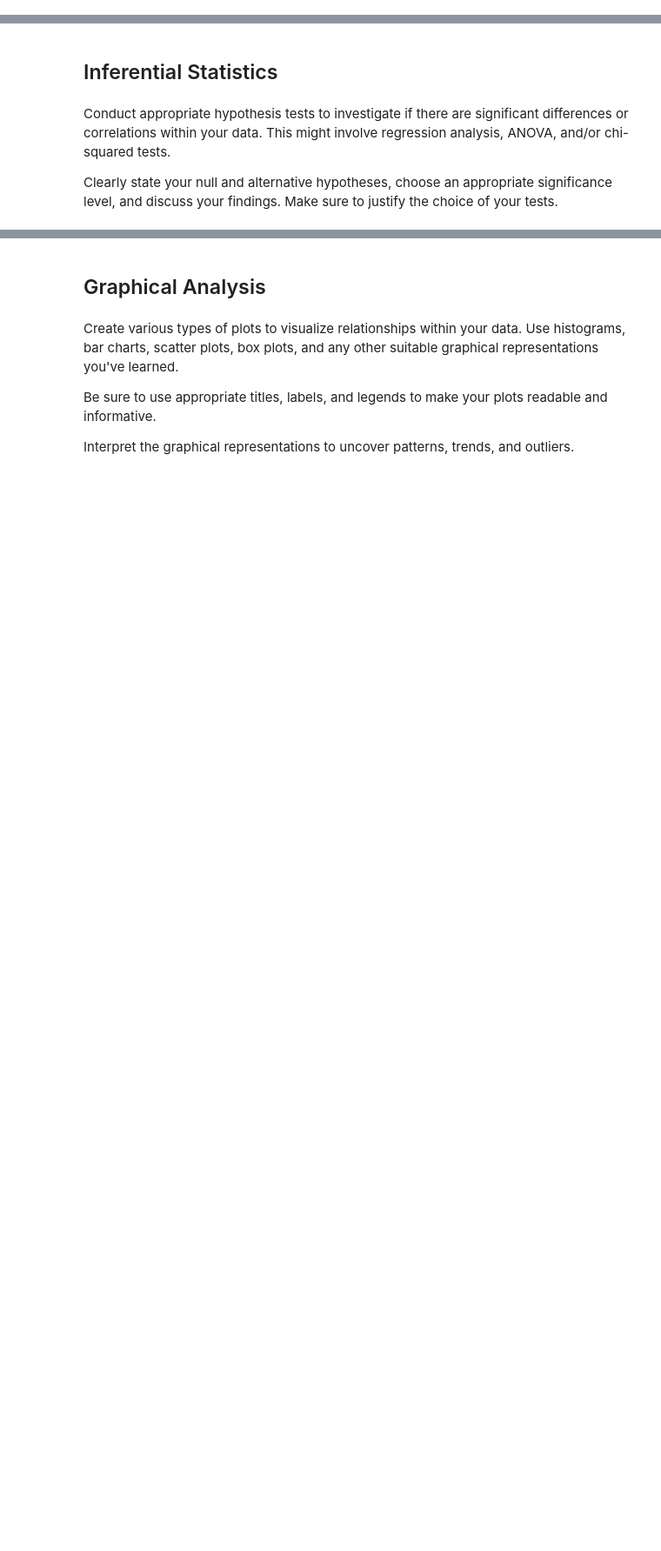
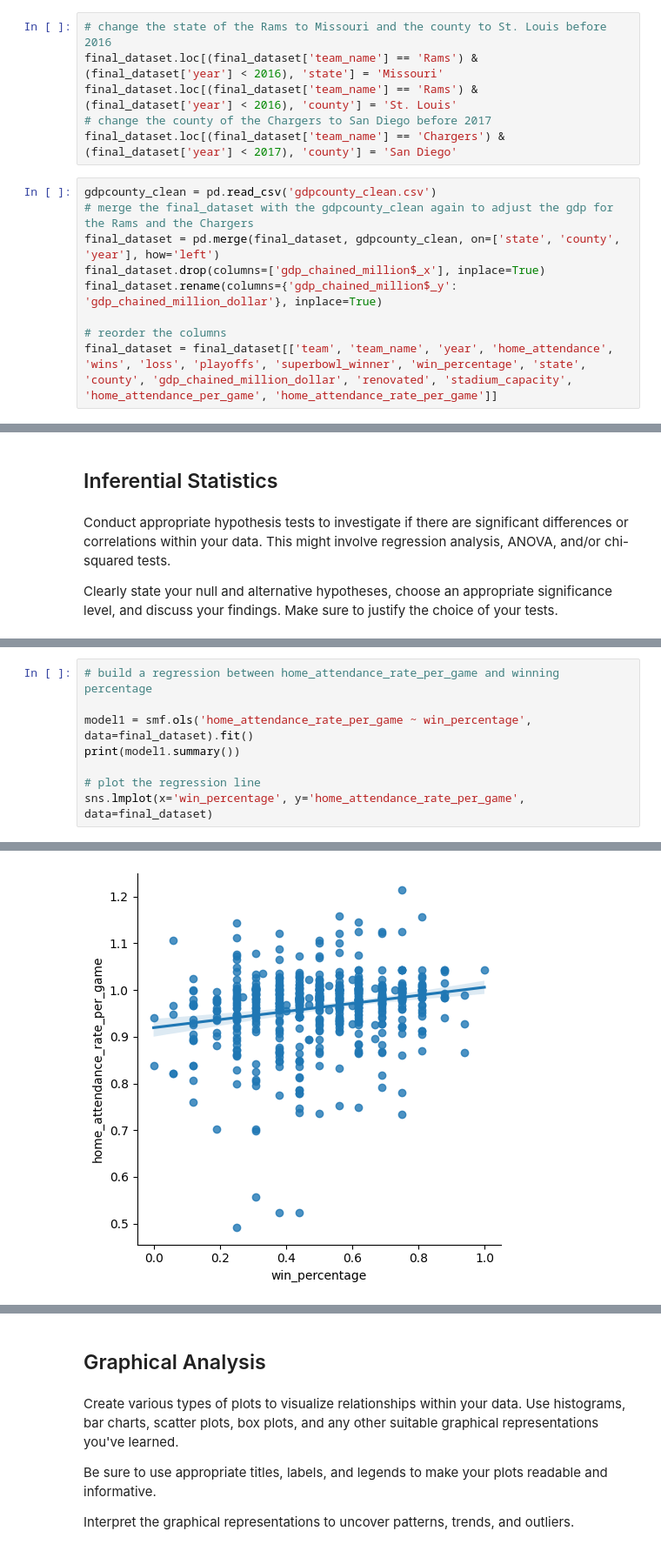
Before and after one commit to RaymoneXTY/SI618project_WN2024, a Jupyter notebook: part2-analysis.ipynb, the cells around one changed output, grey strips where cells are left out. Shown: that part at 87% size. Drawn from its saved outputs; the diff is of its cells as text; blank space fills up the shorter version.

```diff
--- a/part2-analysis.ipynb
+++ b/part2-analysis.ipynb
@@ -62,6 +66,21 @@ final_dataset['home_attendance_rate_per_game'] = final_dataset['home_attendance_
 
 # drop the total_attendance column and away_attendance column
 final_dataset = final_dataset.drop(columns=['total_attendance', 'away_attendance'])
+# %%
+# change the state of the Rams to Missouri and the county to St. Louis before 2016
+final_dataset.loc[(final_dataset['team_name'] == 'Rams') & (final_dataset['year'] < 2016), 'state'] = 'Missouri'
+final_dataset.loc[(final_dataset['team_name'] == 'Rams') & (final_dataset['year'] < 2016), 'county'] = 'St. Louis'
+# change the county of the Chargers to San Diego before 2017
+final_dataset.loc[(final_dataset['team_name'] == 'Chargers') & (final_dataset['year'] < 2017), 'county'] = 'San Diego'
+# %%
+gdpcounty_clean = pd.read_csv('gdpcounty_clean.csv')
+# merge the final_dataset with the gdpcounty_clean again to adjust the gdp for the Rams and the Chargers
+final_dataset = pd.merge(final_dataset, gdpcounty_clean, on=['state', 'county', 'year'], how='left')
+final_dataset.drop(columns=['gdp_chained_million$_x'], inplace=True)
+final_dataset.rename(columns={'gdp_chained_million$_y': 'gdp_chained_million_dollar'}, inplace=True)
+
+# reorder the columns
+final_dataset = final_dataset[['team', 'team_name', 'year', 'home_attendance', 'wins', 'loss', 'playoffs', 'superbowl_winner', 'win_percentage', 'state', 'county', 'gdp_chained_million_dollar', 'renovated', 'stadium_capacity', 'home_attendance_per_game', 'home_attendance_rate_per_game']]
 # %%
 final_dataset.head()
 # %% [output]
@@ -103,0 +141,9 @@ Clearly state your null and alternative hypotheses, choose an appropriate signif
+# %%
+# build a regression between home_attendance_rate_per_game and winning percentage
+
+model1 = smf.ols('home_attendance_rate_per_game ~ win_percentage', data=final_dataset).fit()
+print(model1.summary())
+
+# plot the regression line
+sns.lmplot(x='win_percentage', y='home_attendance_rate_per_game', data=final_dataset)
+# %% [output]
@@ -103,0 +168 @@ Clearly state your null and alternative hypotheses, choose an appropriate signif
+[figure, added]
```
Also changed, not shown: parts of 15 cells of this notebook, 1 other file.
